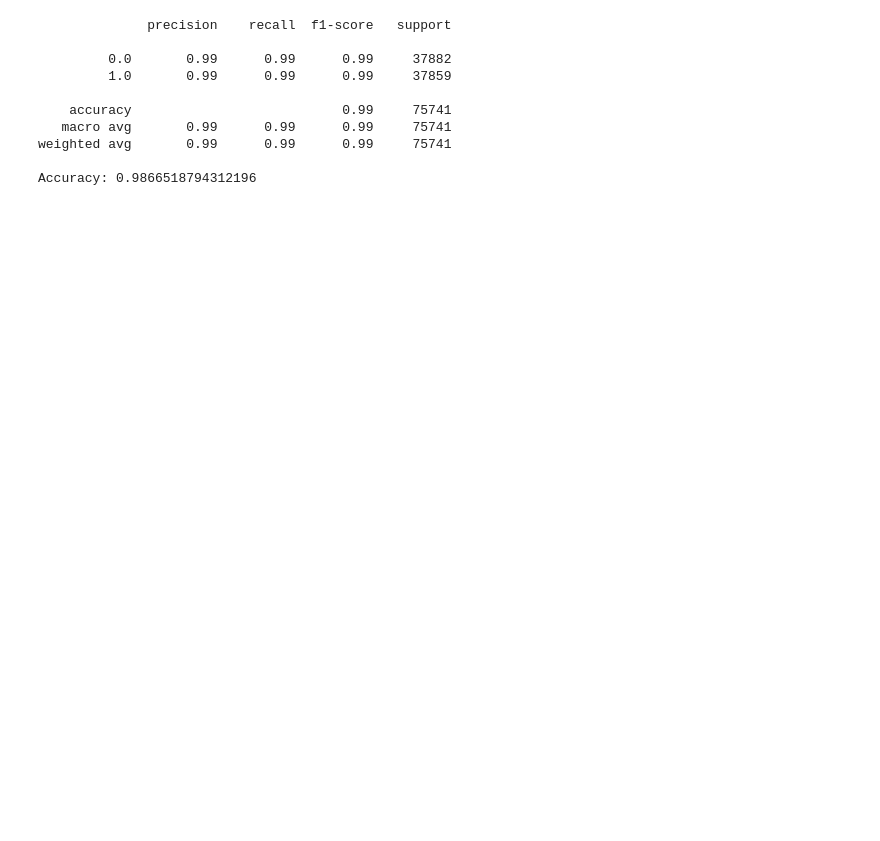
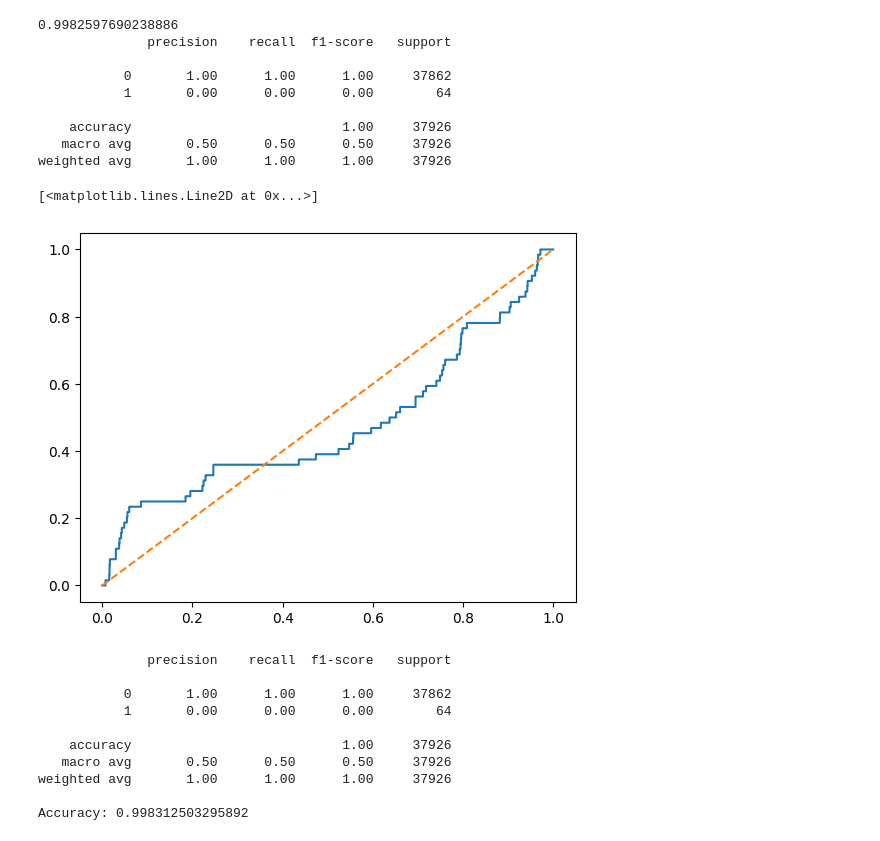
Before and after one commit to suhaib1769/CDA_Group42, a Jupyter notebook: Lab_1/Lab1-Smote.ipynb, the cells around one changed output. Cells and saved outputs as stored; diff of their text form; code cells hidden in the pictures; blank space fills up the shorter version.

Commit message:
Updated smoted

```diff
--- a/Lab_1/Lab1-Smote.ipynb
+++ b/Lab_1/Lab1-Smote.ipynb
@@ -228,0 +591,23 @@ X_train, X_test, y_train, y_test = train_test_split(smoted, smoted['label'], tes
+# %%
+# # split the smoted data into train and test sets
+# X_train_smote, X_test_smote, y_train_smote, y_test_smote = train_test_split(smoted, smoted['label'], test_size=0.2, random_state=42)
+# X_train_unsmoted, X_test_unsmoted, y_train_unsmoted, y_test_unsmoted = train_test_split(df1, df1['label'], test_size=0.2, random_state=42)
+X_train, X_test, y_train, y_test = train_test_split(df1, df1['label'], test_size=0.2, random_state=42)
+X_train_smote, X_test_smote, y_train_smote, y_test_smote = train_test_split(smoted, smoted['label'], test_size=0.2, random_state=42)
+# %%
+# draw roc curve for decision tree
+clf = DecisionTreeClassifier(random_state=42)
+clf.fit(X_train, y_train)
+y_pred_decision = clf.predict(X_test)
+print(accuracy_score(y_test, y_pred_decision))
+print(classification_report(y_test, y_pred_decision))
+
+y_pred_decision_prob = clf.predict_proba(X_test)
+fpr, tpr, thresholds = roc_curve(y_test, y_pred_decision_prob[:,1])
+
+
+
+# plot ROC curve of decision tree
+auc = roc_auc_score(fpr, tpr)
+plt.plot([0, 1], [0, 1], linestyle='--')
+plt.plot(fpr, tpr, label='Decision Tree (area = {:.3f})'.format(auc))
@@ -229,5 +626,30 @@ X_train, X_test, y_train, y_test = train_test_split(smoted, smoted['label'], tes
+# %%
+# draw ROC curve for logistic regression
+clf = LogisticRegression(random_state=42)
+clf.fit(X_train, y_train)
+y_pred_logistic = clf.predict(X_test)
+y_pred_logistic_prob = clf.predict_proba(X_test)
+fpr, tpr, thresholds = roc_curve(y_test, y_pred_logistic_prob[:,1])
+
+print(accuracy_score(y_test, y_pred_logistic))
+print(classification_report(y_test, y_pred_logistic))
+
+# plot ROC curve of logistic regression
+plt.plot(fpr, tpr, label='Logistic Regression')
+plt.plot([0, 1], [0, 1], linestyle='--')
+# %% [output]
+0.9982597690238886
+              precision    recall  f1-score   support
+
+           0       1.00      1.00      1.00     37862
+           1       0.00      0.00      0.00        64
+
+    accuracy                           1.00     37926
+   macro avg       0.50      0.50      0.50     37926
+weighted avg       1.00      1.00      1.00     37926
+[<matplotlib.lines.Line2D at 0x...>]
+[figure, added]
 # %%
-# use a neural network for classification
 # Create and train the Multi-Layer Perceptron Classifier
 clf = MLPClassifier(random_state=42)
 clf.fit(X_train, y_train)
@@ -241,11 +663,11 @@ print('Accuracy:', accuracy_score(y_test, y_pred))
 # %% [output]
               precision    recall  f1-score   support
 
-         0.0       0.99      0.99      0.99     37882
-         1.0       0.99      0.99      0.99     37859
+           0       1.00      1.00      1.00     37862
+           1       0.00      0.00      0.00        64
 
-    accuracy                           0.99     75741
-   macro avg       0.99      0.99      0.99     75741
-weighted avg       0.99      0.99      0.99     75741
+    accuracy                           1.00     37926
+   macro avg       0.50      0.50      0.50     37926
+weighted avg       1.00      1.00      1.00     37926
 
-Accuracy: 0.9866518794312196
+Accuracy: 0.998312503295892
```
Also changed, not shown: parts of 25 cells of this notebook.
